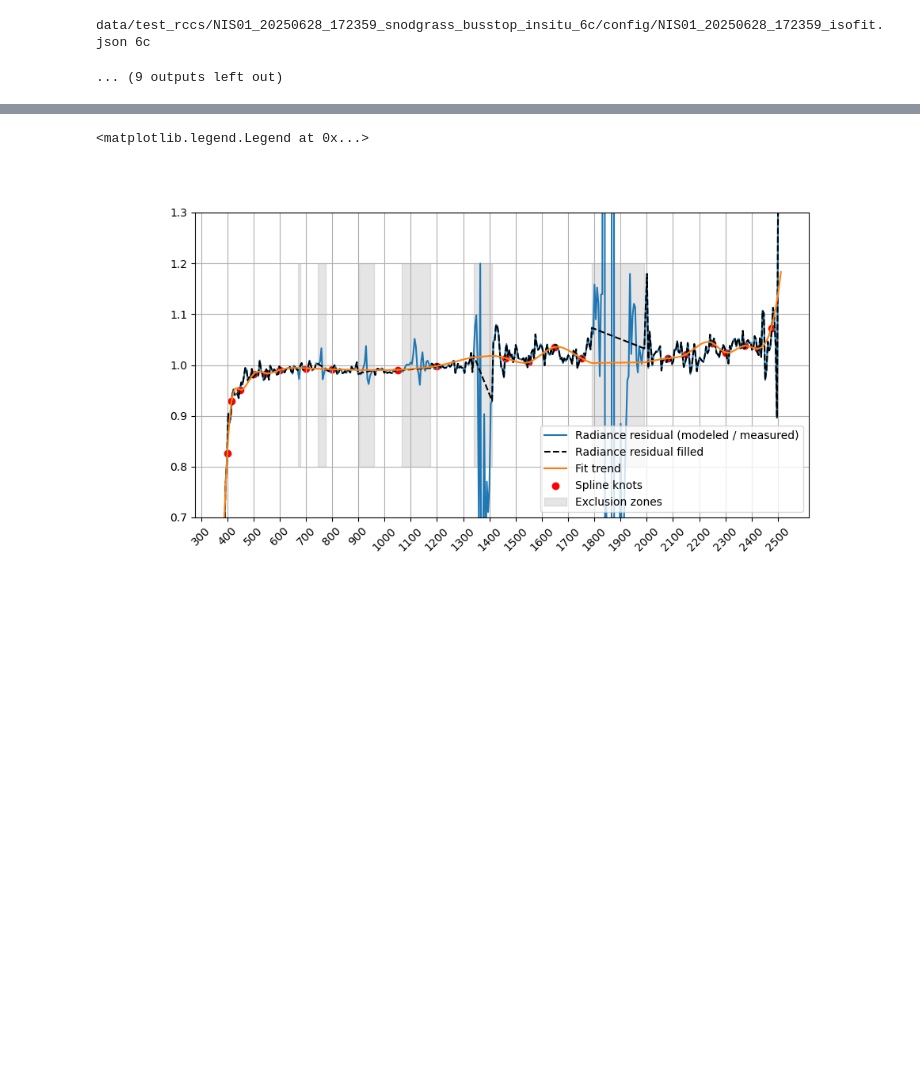
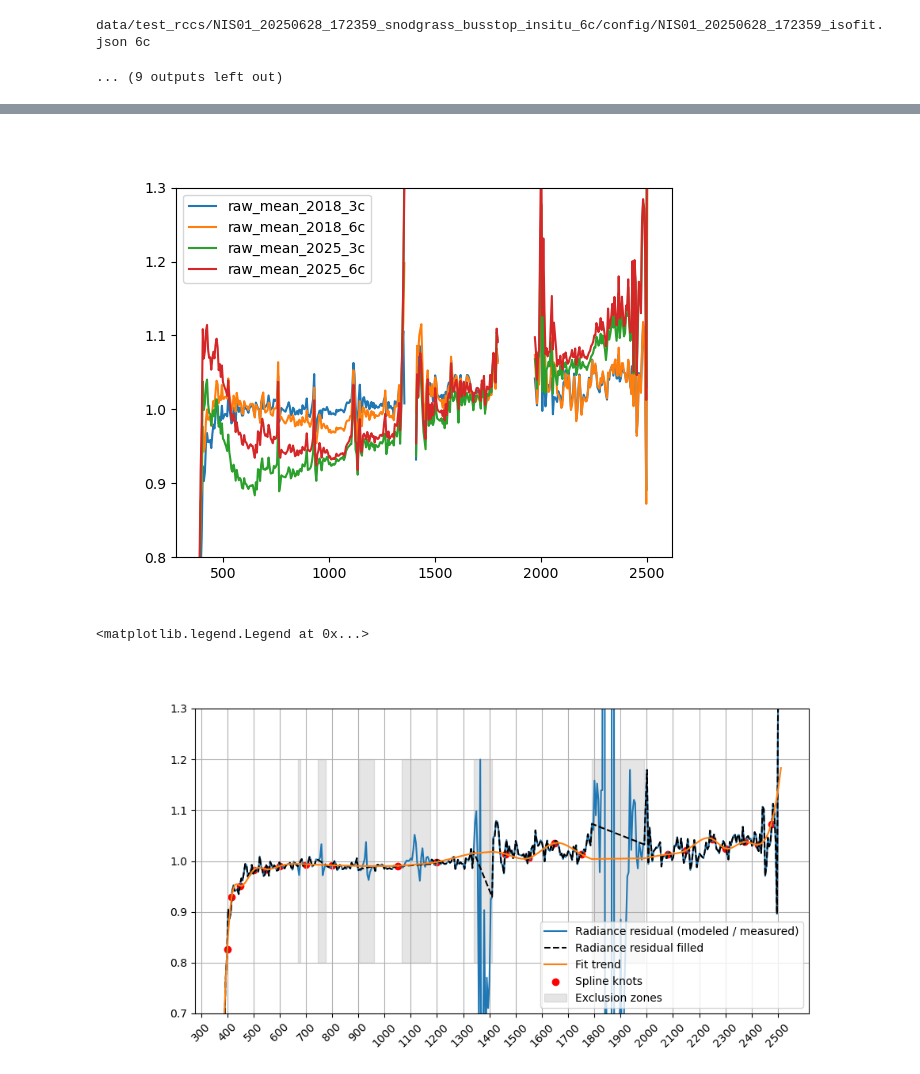
Before and after one commit to erin-carroll/chess-isofit, a Jupyter notebook: rcc_test/compare_rccs.ipynb, the cells around one changed output, grey strips where cells are left out. Drawn from its saved outputs; the diff is of its cells as text; code cells hidden in the pictures; blank space fills up the shorter version.

```diff
--- a/rcc_test/compare_rccs.ipynb
+++ b/rcc_test/compare_rccs.ipynb
@@ -332,5 +283,7 @@ plt.show()
 # %%
 # export
 fp_out = 'data/test_rccs/insitu_rccs_3c6c.pkl'
-with open(fp_out, 'wb') as f:
-    pickle.dump(rccs, f)
+# with open(fp_out, 'wb') as f:
+    # pickle.dump(rccs, f)
+with open(fp_out, 'rb') as f:
+    rccs = pickle.load(f)
@@ -337,3 +339,24 @@ with open(fp_out, 'wb') as f:
+# %%
+# get means
+
+raw_mean_2018_3c = np.mean(np.stack(list(rccs['3c']['2018']['white_tarp'].values()), axis=1), axis=1)
+raw_mean_2018_6c = np.mean(np.stack(list(rccs['6c']['2018']['white_tarp'].values()), axis=1), axis=1)
+raw_mean_2025_3c = np.mean(np.stack(list(rccs['3c']['2025']['snodgrass'].values())[0:3], axis=1), axis=1)
+raw_mean_2025_6c = np.mean(np.stack(list(rccs['6c']['2025']['snodgrass'].values())[0:3], axis=1), axis=1)
+
+fig = plt.figure()
+
+plt.plot(wl_nan, raw_mean_2018_3c, label = 'raw_mean_2018_3c')
+plt.plot(wl_nan, raw_mean_2018_6c, label = 'raw_mean_2018_6c')
+plt.plot(wl_nan, raw_mean_2025_3c, label = 'raw_mean_2025_3c')
+plt.plot(wl_nan, raw_mean_2025_6c, label = 'raw_mean_2025_6c')
+
+plt.ylim(0.8,1.3)
+
+plt.legend()
+plt.show()
+# %% [output]
+[figure, added]
 # %%
 # also visualize all of them detrended with the same exlusion zones
 # what are the similarities, differences across targets, years?
```
Also changed, not shown: parts of 7 cells of this notebook, 1 other file.
